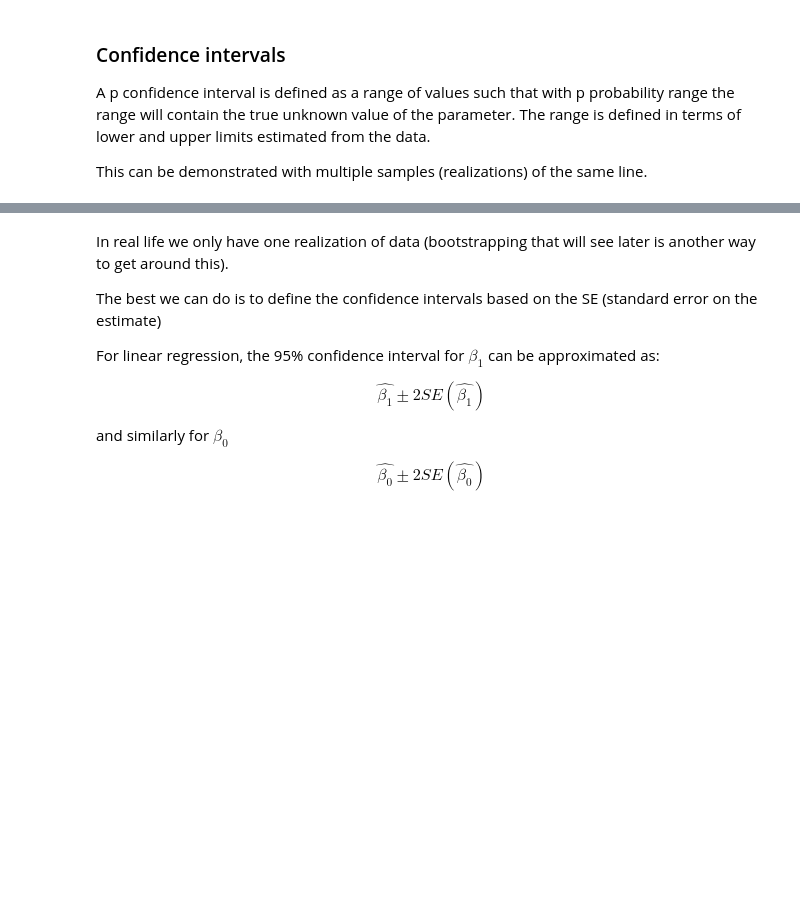
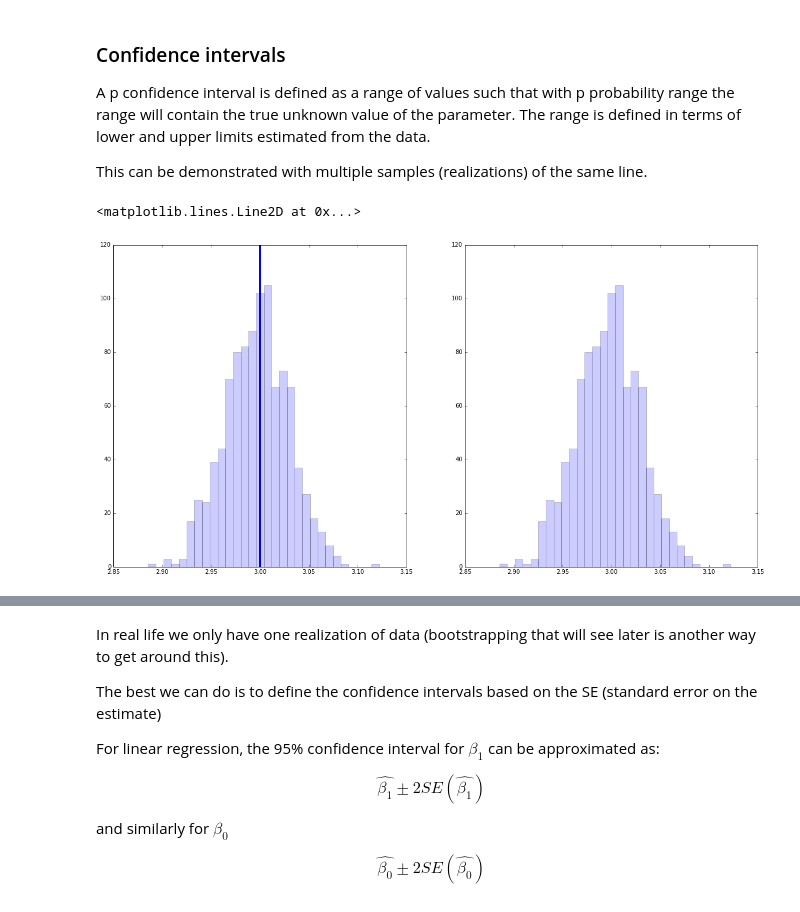
Before and after one commit to ibrahim85/CS109_2016_Lab_Files, a Jupyter notebook: Homework2/Lecture 3 -Introduction to Linear Regression.ipynb, the cells around one changed output, grey strips where cells are left out. Cells and saved outputs as stored; diff of their text form; code cells hidden in the pictures; blank space fills up the shorter version.

```diff
--- a/Homework2/Lecture 3 -Introduction to Linear Regression.ipynb
+++ b/Homework2/Lecture 3 -Introduction to Linear Regression.ipynb
@@ -401,6 +424,34 @@ Next:
  A p confidence interval is defined as a range of values such that with p probability range the range will contain the true unknown value of the parameter. The range is defined in terms of lower and upper limits estimated from the data.
 
 This can be demonstrated with multiple samples (realizations) of the same line.
+# %%
+Ns=1000   # NUMBER OF IMAGINARY REALIZATIONS OR SAMPLES
+N = 1000
+beta0_hat_a =np.zeros(Ns)
+beta0_hat_b =np.zeros(Ns)
+beta1_hat_b =np.zeros(Ns)
+beta1_hat_a =np.zeros(Ns)
+
+i=0
+for k in np.arange(Ns):
+    X,Y = GenerateDataLinearFun(N, sigma=.3)
+    # Estimate the coefficients
+    beta0_hat_b[i], beta1_hat_b[i] = FitLinearModel(X,Y)
+    beta0_hat_a[k], beta1_hat_a[k] = FitLinearModel(X,Y)
+
+    i=i+1
+
+fig = plt.figure(figsize=(20,10))
+ax1=  fig.add_subplot(121)
+ax2 = fig.add_subplot(122)
+
+
+ax1.hist(beta1_hat_a, bins=30, alpha=0.2)  ;
+ax2.hist(beta1_hat_b, bins=30, alpha=0.2)  ;
+ax1.axvline(x=3.0, linewidth=4)
+# %% [output]
+<matplotlib.lines.Line2D at 0x...>
+[figure, added]
 # %%
 Ns=1000   # NUMBER OF IMAGINARY REALIZATIONS OR SAMPLES
 N = 1000
```
Also changed, not shown: parts of 8 cells of this notebook, 2 other files.
